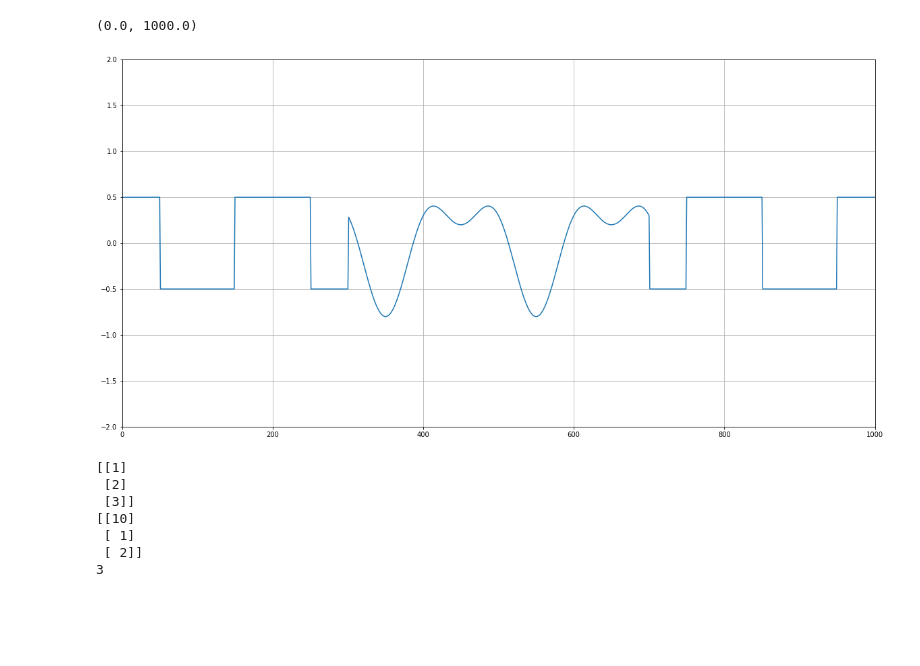
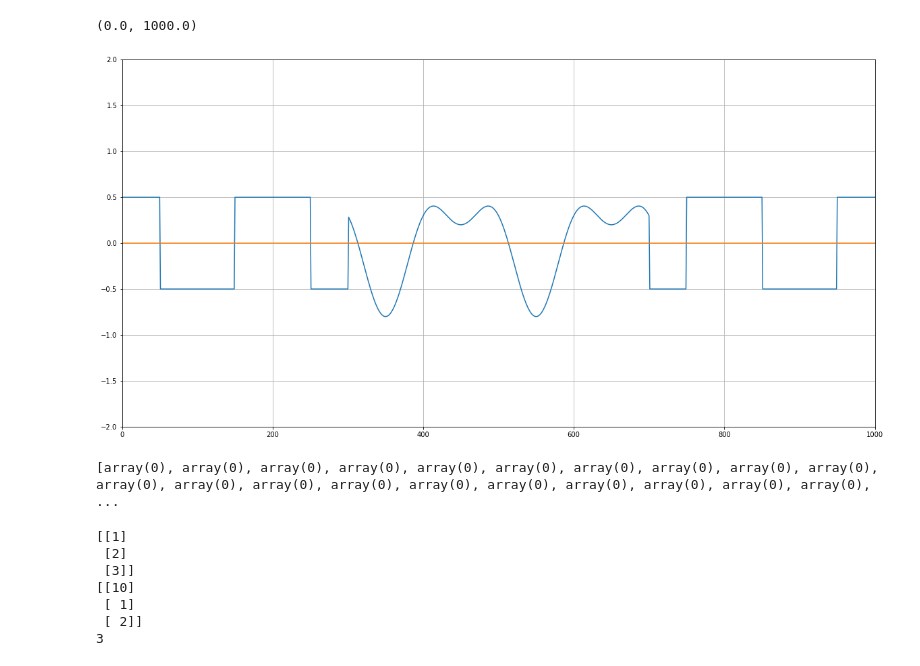
Before and after one commit to cplan082-tech/IHOMFAC_my_imp, a Jupyter notebook: RP_implementation.ipynb, the cells around one changed output. Cells and saved outputs as stored; diff of their text form; code cells hidden in the pictures; blank space fills up the shorter version.

```diff
--- a/RP_implementation.ipynb
+++ b/RP_implementation.ipynb
@@ -1,10 +1,9 @@
 # %%
 class data_gen:
-    def __inti__(self):
-
+    def __init__(self):
         # end of lists below (y and u) represent newest elements while first element is oldest
-        self.lst_y = [0]*3
-        self.lst_u = [0]*2
+        self.lst_y = [0]*3 # list of measured outputs
+        self.lst_u = [0]*2 # list of measured control inputs
         self.t = 0
 
     def output_meas(self, u):
@@ -13,7 +12,7 @@ class data_gen:
 
         # lst index [-1] signifies time t, [-2] signifies time (t-1) and so on
         if self.t <= 500:
-            y_meas = self.lst_y[-1]/(1 + self.lst_y[-1]**2) + lst_u[-1]**3
+            y_meas = self.lst_y[-1]/(1 + self.lst_y[-1]**2) + self.lst_u[-1]**3
 
         else:
             y_meas = ((self.lst_y[-1]*self.lst_y[-2]*self.lst_y[-3]*self.lst_u[-2]*
@@ -36,20 +35,23 @@ class IHOMFAC:
         self.ro = ro
         self.eps = eps
 
-        self.alpha = np.arra(alpha).reshape(1,-1) # row vec
-        self.beta = np.arra(beta).reshape(1,-1) # row vec
+        self.alpha = np.array(alpha).reshape(1,-1) # row vec
+        self.beta = np.array(beta).reshape(1,-1) # row vec
 
         self.y = np.array([y_init]*2)
-        self.u = np.array([u_init]*len(self.alpha)).reshape(-1,1) # col vec
+        self.u = np.array([u_init]*len(alpha)).reshape(-1,1) # col vec
 
         self.phi_init = phi_init
         self.phi_init_sign = np.sign(phi_init)
-        self.phi = np.array([phi_init]*len(self.beta)).reshape(-1,1) # col vec
+        self.phi = np.array([phi_init]*len(beta)).reshape(-1,1) # col vec
 
 
     def param_est(self, y_meas):
-        self.y = shift(arr3, 1, cval=y_meas) # shifts y arr right and replaces first val with new y meas
+        self.y = shift(self.y, 1, cval=y_meas) # shifts y arr right and replaces first val with new y meas
 
+        # TESTINGVVVVVVVVVVVVVVVVVVVVVVVVVVVVVVVVVVVVVVVVVVVVVVVVVVVVVVVVVVVVVVVVVVVVVVVVVVVVVVVVVVVVVVVVVVV
+#         print(np.shape(self.beta))
+#         print(np.shape(self.phi))
         sum_beta = self.beta@self.phi
         del_u_t_1 = self.u[1] - self.u[2]
         del_y_t = self.y[0] - self.y[1]
@@ -65,7 +67,7 @@ class IHOMFAC:
 
     def control_input(self, y_setpoint):
         sum_alpha = self.alpha@self.u
-        coeff_denum = lam + self.phi(0)**2
+        coeff_denum = lam + self.phi[0]**2
         error = y_setpoint - self.y[0]
 
         u_calc = ((self.phi[0]**2)*self.u[1] + lam*sum_alpha + self.ro*self.phi[0]*error)/coeff_denum
@@ -83,38 +85,44 @@ plt.rcParams['figure.figsize'] = [20, 10]
 
 def desired_output(t):
     if (t <= 300) or (t > 700):
         y = 0.5*(-1)**(round(t/100))
 
     else:
         y = 0.5*np.sin(t*pi/100) + 0.3*np.cos(t*pi/50)
 
     return y
 
 
 t = [i for i in range(1001)]
 lst_y_setpoint = [desired_output(t_i) for t_i in t]
 
 eta = 0.8
 lam = 0.1
 mu = 0.01
 ro = 0.8
+eps = 5e-16
 alpha = [0.5, 0.25, 1/8, 1/8]
 beta = [0.5, 0.25, 1/8, 1/16, 1/32, 1/32]
 
+obj_data = data_gen()
 obj_IHOMFAC = IHOMFAC(eta, lam, mu, ro, eps, alpha, beta)
 
-# lst_u =[] # list of resulting control signals
-
-# for k in t:
-
+for k in t:
+    y_meas = obj_data.output_meas(obj_IHOMFAC.u[0].reshape(()))
+    obj_IHOMFAC.run_algo(y_meas, lst_y_setpoint[k])
 
 plt.plot(t, lst_y_setpoint)
+plt.plot(t, obj_data.lst_y[3:])
 plt.grid()
 plt.ylim((-2,2))
 plt.xlim((0,1000))
 # %% [output]
 (0.0, 1000.0)
-[figure, old version]
+[figure, new version]
+# %%
+print(obj_data.lst_u[3:])
+# %% [output]
+[array(0), array(0), array(0), array(0), array(0), array(0), array(0), array(0), array(0), array(0), array(0), array(0), array(0), array(0), array(0), array(0), array(0), array(0), array(0), array(0), ...
 # %%
 import numpy as np
 from scipy.ndimage.interpolation import shift
```
Also changed, not shown: 2 other files.
